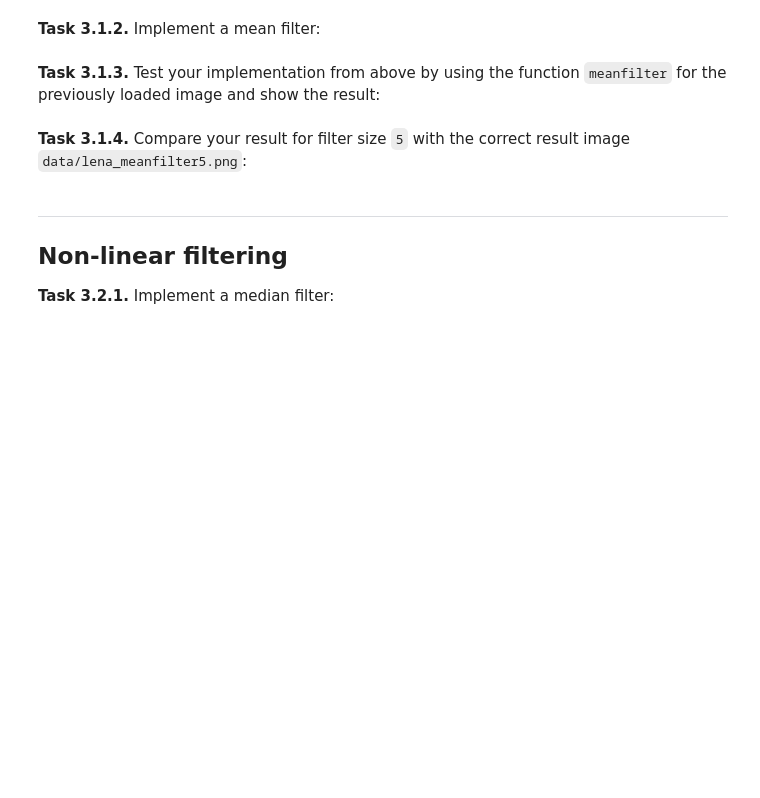
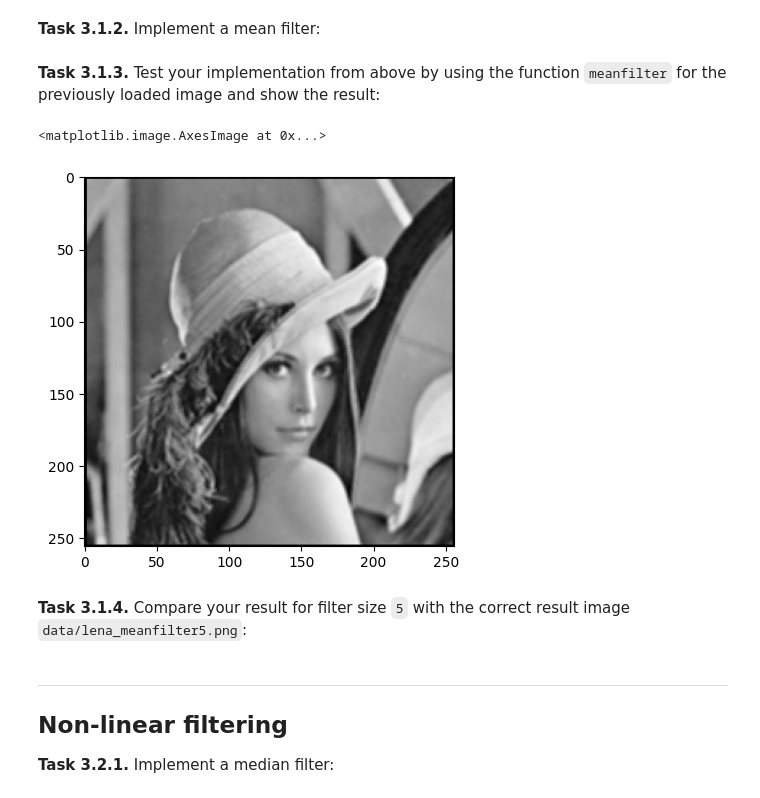
Before and after one commit to leventetn/mobi-fs3-python, a Jupyter notebook: task3.ipynb, the cells around one changed output. Drawn from its saved outputs; the diff is of its cells as text; code cells hidden in the pictures; blank space fills up the shorter version.

```diff
--- a/task3.ipynb
+++ b/task3.ipynb
@@ -19,17 +19,28 @@ plt.imshow(img)
 **<a id="#">Task 3.1.2.</a>** Implement a mean filter:
 # %%
 def meanfilter(img, size):
-    result = numpy.zeros(img.shape)
+    img_mean = img.copy()
+    result = numpy.zeros(img_mean.shape)
     n = (size - 1) // 2
-    for p in numpy.ndindex(img.shape):
+    for p in numpy.ndindex(img_mean.shape):
         neighborhood_sum = 0
-        for q in numpy.ndindex(size, size):
-            # write your code here
-        # ...
-    # write your code here
+        r = p[0]
+        c = p[1]
+        if r > (0 + n) and c > (0 + n) and r < (img_mean.shape[0]-n) and c < (img_mean.shape[1]-n):
+            for q in numpy.ndindex(size, size):
+                r2 = p[0]+q[0]-n
+                c2 = p[1]+q[1]-n
+                neighborhood_sum += img_mean[r2, c2]
+        result[r, c] = (neighborhood_sum)/(size ** 2)
+
     return result
 # %% [markdown]
 **<a id="#">Task 3.1.3.</a>** Test your implementation from above by using the function `meanfilter` for the previously loaded image and show the result:
+# %%
+plt.imshow(meanfilter(img, 3), 'gray')
+# %% [output]
+<matplotlib.image.AxesImage at 0x...>
+[figure, added]
 # %% [markdown]
 **<a id="#">Task 3.1.4.</a>** Compare your result for filter size `5` with the correct result image `data/lena_meanfilter5.png`:
 # %% [markdown]
```
Also changed, not shown: parts of 1 cell of this notebook.
